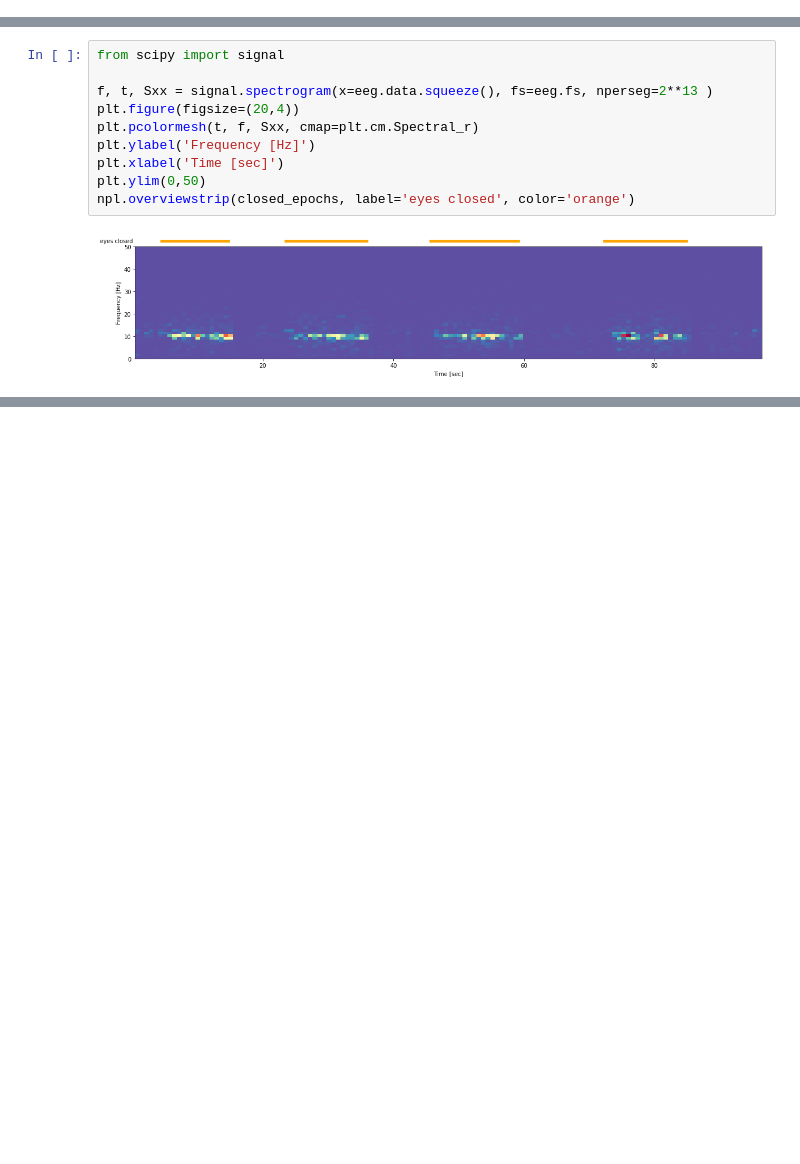
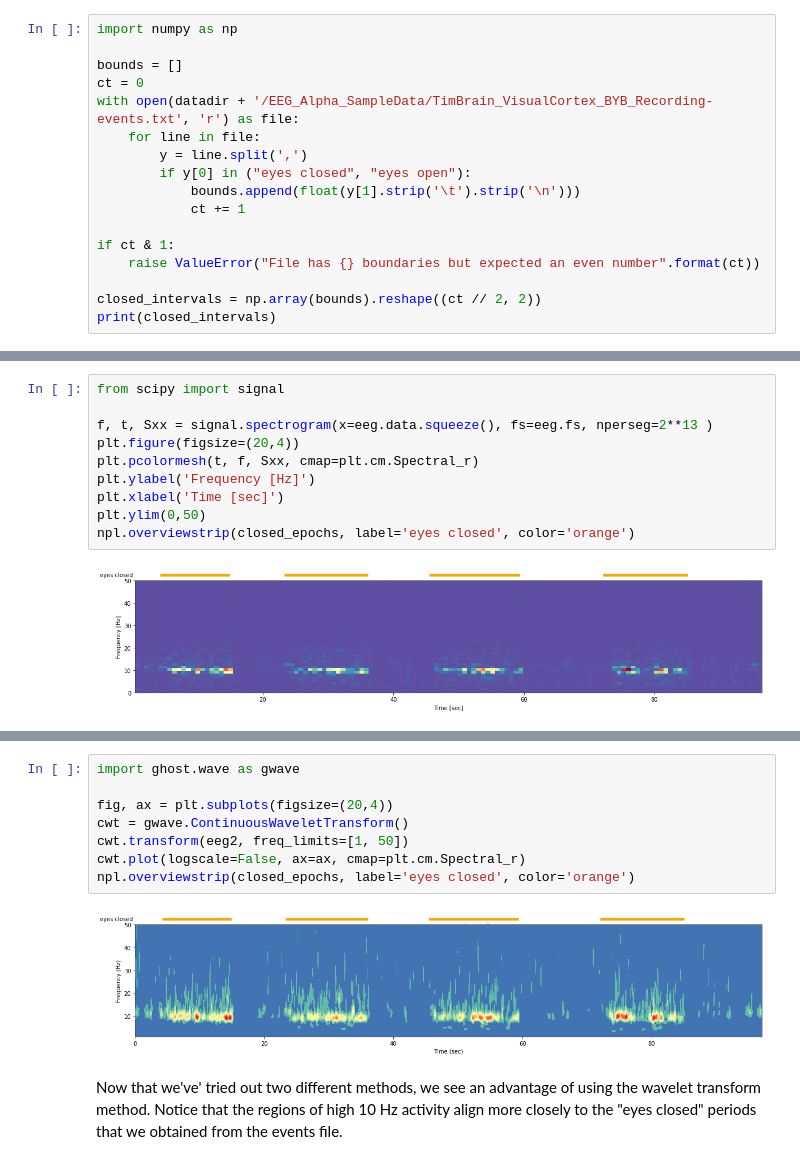
Before and after one commit to nelpy/example-analyses, a Jupyter notebook: BackyardBrainsEEG.ipynb, the cells around one changed output, grey strips where cells are left out. Saved outputs shown, nothing was run; the diff lists cells and outputs as text; blank space fills up the shorter version.

Commit message:
Added wavelets to BYB example notebook

```diff
--- a/BackyardBrainsEEG.ipynb
+++ b/BackyardBrainsEEG.ipynb
@@ -94,0 +94,17 @@ closed_intervals = [ ( 4.2552, 14.9426),
+# %%
+import numpy as np
+
+bounds = []
+ct = 0
+with open(datadir + '/EEG_Alpha_SampleData/TimBrain_VisualCortex_BYB_Recording-events.txt', 'r') as file:
+    for line in file:
+        y = line.split(',')
+        if y[0] in ("eyes closed", "eyes open"):
+            bounds.append(float(y[1].strip('\t').strip('\n')))
+            ct += 1
+
+if ct & 1:
+    raise ValueError("File has {} boundaries but expected an even number".format(ct))
+
+closed_intervals = np.array(bounds).reshape((ct // 2, 2))
+print(closed_intervals)
@@ -145,0 +181,12 @@ npl.overviewstrip(closed_epochs, label='eyes closed', color='orange')
+# %%
+import ghost.wave as gwave
+
+fig, ax = plt.subplots(figsize=(20,4))
+cwt = gwave.ContinuousWaveletTransform()
+cwt.transform(eeg2, freq_limits=[1, 50])
+cwt.plot(logscale=False, ax=ax, cmap=plt.cm.Spectral_r)
+npl.overviewstrip(closed_epochs, label='eyes closed', color='orange')
+# %% [output]
+[figure, added]
+# %% [markdown]
+Now that we've' tried out two different methods, we see an advantage of using the wavelet transform method. Notice that the regions of high 10 Hz activity align more closely to the "eyes closed" periods that we obtained from the events file.
```
Also changed, not shown: parts of 10 cells of this notebook.
